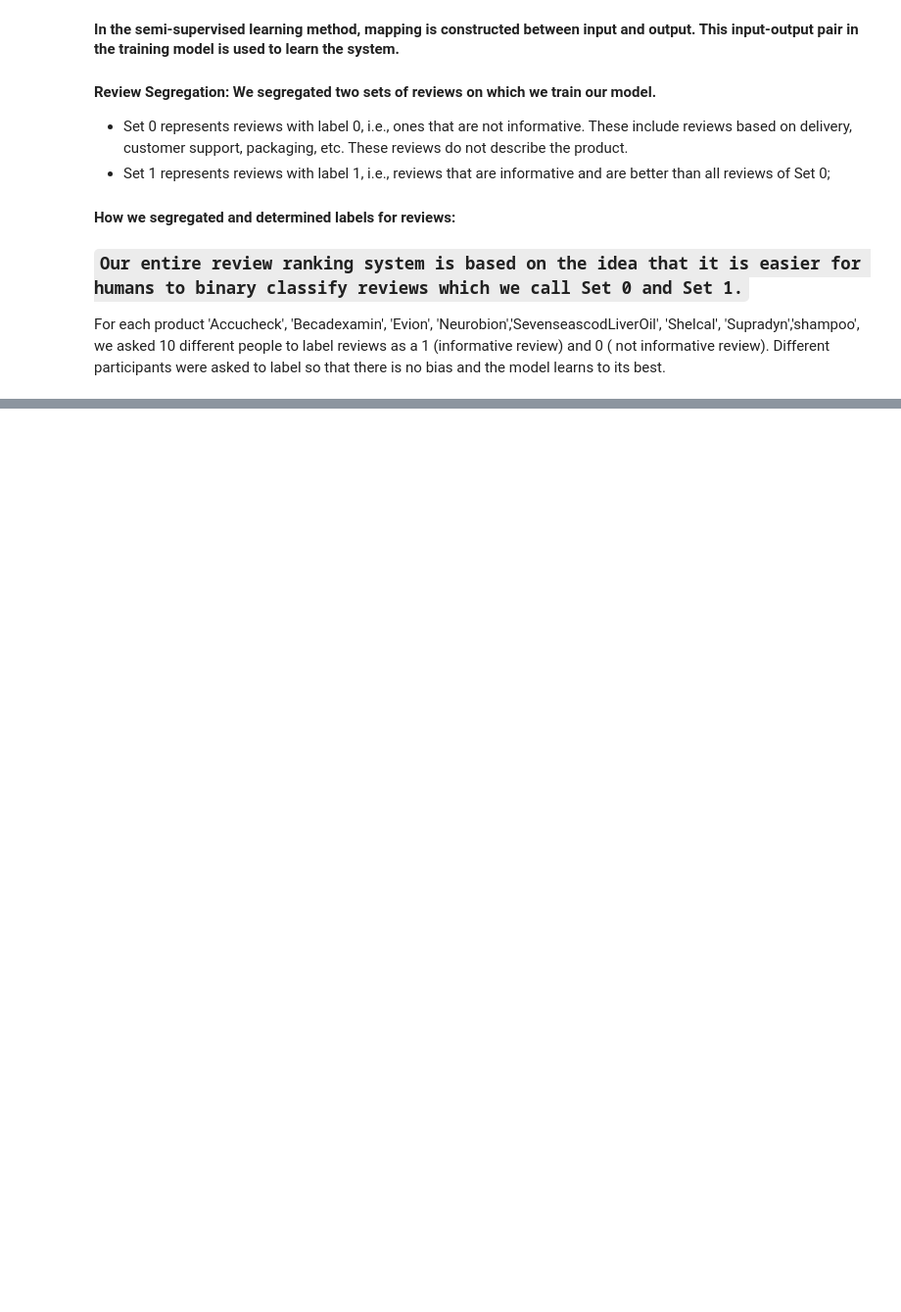
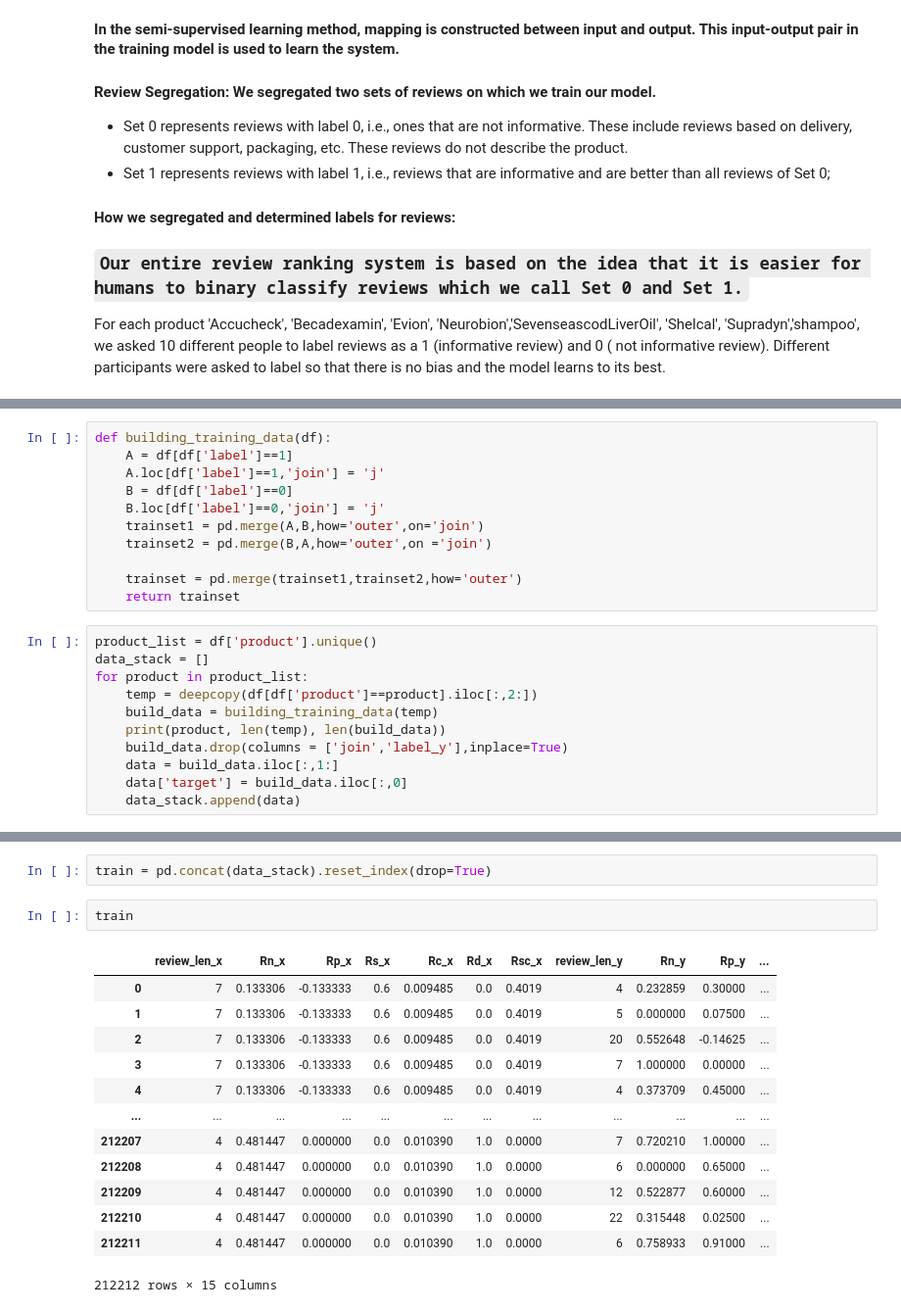
Before and after one commit to deepshika-sharma/E-commerce-product-review-analysis, a Jupyter notebook: modeling.ipynb, the cells around one changed output, grey strips where cells are left out. Shown: that part at 98% size. Saved outputs shown, nothing was run; the diff lists cells and outputs as text; blank space fills up the shorter version.

```diff
--- a/modeling.ipynb
+++ b/modeling.ipynb
@@ -39,0 +70,22 @@ For each product 'Accucheck', 'Becadexamin', 'Evion', 'Neurobion','SevenseascodL
+# %%
+def building_training_data(df):
+    A = df[df['label']==1]
+    A.loc[df['label']==1,'join'] = 'j'
+    B = df[df['label']==0]
+    B.loc[df['label']==0,'join'] = 'j'
+    trainset1 = pd.merge(A,B,how='outer',on='join')
+    trainset2 = pd.merge(B,A,how='outer',on ='join')
+
+    trainset = pd.merge(trainset1,trainset2,how='outer')
+    return trainset
+# %%
+product_list = df['product'].unique()
+data_stack = []
+for product in product_list:
+    temp = deepcopy(df[df['product']==product].iloc[:,2:])
+    build_data = building_training_data(temp)
+    print(product, len(temp), len(build_data))
+    build_data.drop(columns = ['join','label_y'],inplace=True)
+    data = build_data.iloc[:,1:]
+    data['target'] = build_data.iloc[:,0]
+    data_stack.append(data)
@@ -39,0 +101,18 @@ For each product 'Accucheck', 'Becadexamin', 'Evion', 'Neurobion','SevenseascodL
+# %%
+train = pd.concat(data_stack).reset_index(drop=True)
+# %%
+train
+# %% [output]
+|  | review_len_x | Rn_x | Rp_x | Rs_x | Rc_x | Rd_x | Rsc_x | review_len_y | Rn_y | Rp_y | ... |
+| 0 | 7 | 0.133306 | -0.133333 | 0.6 | 0.009485 | 0.0 | 0.4019 | 4 | 0.232859 | 0.30000 | ... |
+| 1 | 7 | 0.133306 | -0.133333 | 0.6 | 0.009485 | 0.0 | 0.4019 | 5 | 0.000000 | 0.07500 | ... |
+| 2 | 7 | 0.133306 | -0.133333 | 0.6 | 0.009485 | 0.0 | 0.4019 | 20 | 0.552648 | -0.14625 | ... |
+| 3 | 7 | 0.133306 | -0.133333 | 0.6 | 0.009485 | 0.0 | 0.4019 | 7 | 1.000000 | 0.00000 | ... |
+| 4 | 7 | 0.133306 | -0.133333 | 0.6 | 0.009485 | 0.0 | 0.4019 | 4 | 0.373709 | 0.45000 | ... |
+| ... | ... | ... | ... | ... | ... | ... | ... | ... | ... | ... | ... |
+| 212207 | 4 | 0.481447 | 0.000000 | 0.0 | 0.010390 | 1.0 | 0.0000 | 7 | 0.720210 | 1.00000 | ... |
+| 212208 | 4 | 0.481447 | 0.000000 | 0.0 | 0.010390 | 1.0 | 0.0000 | 6 | 0.000000 | 0.65000 | ... |
+| 212209 | 4 | 0.481447 | 0.000000 | 0.0 | 0.010390 | 1.0 | 0.0000 | 12 | 0.522877 | 0.60000 | ... |
+| 212210 | 4 | 0.481447 | 0.000000 | 0.0 | 0.010390 | 1.0 | 0.0000 | 22 | 0.315448 | 0.02500 | ... |
+| 212211 | 4 | 0.481447 | 0.000000 | 0.0 | 0.010390 | 1.0 | 0.0000 | 6 | 0.758933 | 0.91000 | ... |
+212212 rows × 15 columns
```
Also changed, not shown: parts of 38 cells of this notebook, 1 other file.
